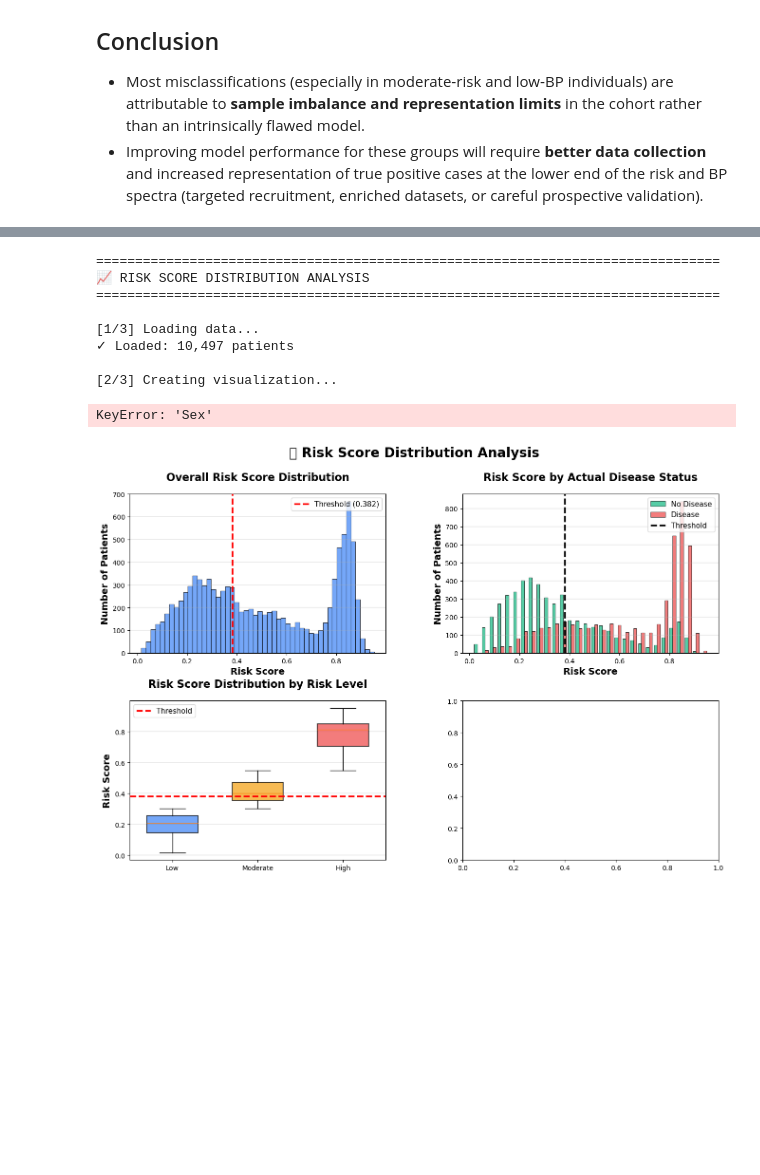
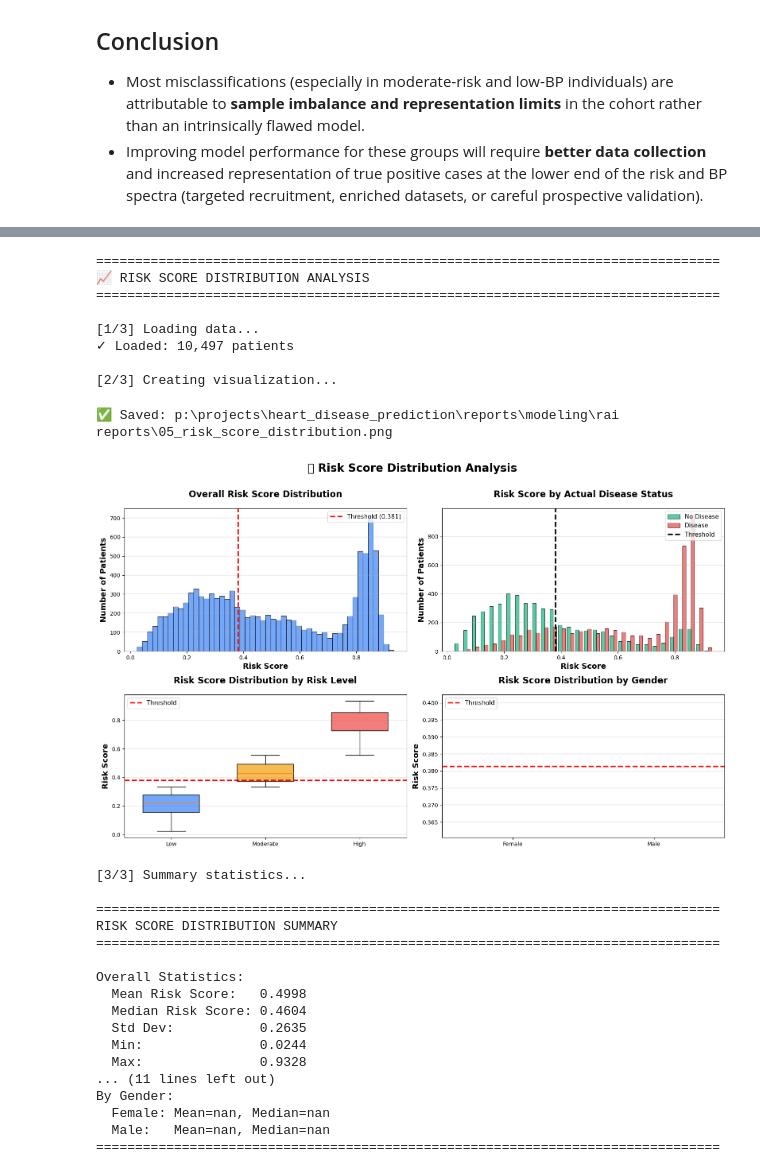
Before and after one commit to Ychandrasekharrao/heart-disease, a Jupyter notebook: src/notebooks/rai_dashboard.ipynb, the cells around one changed output, grey strips where cells are left out. Saved outputs shown, nothing was run; the diff lists cells and outputs as text; code cells hidden in the pictures; blank space fills up the shorter version.

```diff
--- a/src/notebooks/rai_dashboard.ipynb
+++ b/src/notebooks/rai_dashboard.ipynb
@@ -128,13 +194,6 @@ memory usage: 780.8 KB
 RAI ANALYSIS #1: GENDER FAIRNESS
 Analyzes model fairness between Female and Male patients
 """
-
-import numpy as np
-import pandas as pd
-import matplotlib.pyplot as plt
-from pathlib import Path
-from sklearn.metrics import confusion_matrix
-
 # ============================================================================
 # SETUP
 # ============================================================================
@@ -159,11 +218,7 @@ print("="*80)
 print("\n[1/3] Loading data...")
 
 # Load updated risk profiles (includes all features: Sex, BP, Age, etc.)
-df_test = pd.read_csv(METRICS_DIR / 'df_risk_profiles_updated.csv')
-
-# Map Sex encoding (0=Female, 1=Male) if numeric
-if df_test['Sex'].dtype in ['int8', 'int64', 'int32']:
-    df_test['Sex'] = df_test['Sex'].map({0: 'Female', 1: 'Male'})
+df_test = pd.read_csv(METRICS_DIR / 'risk_profiles_all.csv')
 
 print(f"✓ Loaded: {len(df_test):,} patients")
 print(f"✓ Gender distribution:")
@@ -1376,12 +1149,6 @@ Creating visualization...
 RAI ANALYSIS #5: RISK SCORE DISTRIBUTION ANALYSIS (FIXED)
 Distribution of risk scores across different patient groups
 """
-
-import numpy as np
-import pandas as pd
-import matplotlib.pyplot as plt
-from pathlib import Path
-
 # ============================================================================
 # SETUP
 # ============================================================================
@@ -1405,14 +1172,7 @@ print("="*80)
 # ============================================================================
 print("\n[1/3] Loading data...")
 
-df_risk_profiles = pd.read_csv(METRICS_DIR / 'df_risk_profiles_updated.csv')
-X_test_full = pd.read_parquet(DATA_DIR / 'X_test.parquet')
-
-# Merge demographics
-X_test_indexed = X_test_full.reset_index(drop=True)
-X_test_indexed['Patient_Index'] = X_test_indexed.index
-df_test = df_risk_profiles.merge(X_test_indexed[['Patient_Index', 'Sex', 'Age_Years']],
-                                   on='Patient_Index', how='left')
+df_test = pd.read_csv(METRICS_DIR / 'risk_profiles_all.csv')
 
 print(f"✓ Loaded: {len(df_test):,} patients")
 
@@ -1500,8 +1260,8 @@ ax.grid(alpha=0.3, axis='y', linewidth=1.2)
 # ============================================
 ax = axes[1, 1]
 
-female_risk = df_test[df_test['Sex'] == 'Female']['Risk_Score']
-male_risk = df_test[df_test['Sex'] == 'Male']['Risk_Score']
+female_risk = df_test[df_test['Sex'] == 0]['Risk_Score']
+male_risk = df_test[df_test['Sex'] == 1]['Risk_Score']
 
 bp_gender = ax.boxplot([female_risk, male_risk],
                         labels=['Female', 'Male'],
@@ -1545,35 +1305,52 @@ print(f"\nOverall Statistics:")
 print(f"  Mean Risk Score:   {df_test['Risk_Score'].mean():.4f}")
 print(f"  Median Risk Score: {df_test['Risk_Score'].median():.4f}")
 print(f"  Std Dev:           {df_test['Risk_Score'].std():.4f}")
 print(f"  Min:               {df_test['Risk_Score'].min():.4f}")
 print(f"  Max:               {df_test['Risk_Score'].max():.4f}")
 print(f"  Threshold:         {threshold:.4f}")
 
 print(f"\nBy Actual Disease Status:")
 print(f"  No Disease:  Mean={no_disease.mean():.4f}, Median={no_disease.median():.4f}")
 print(f"  Has Disease: Mean={has_disease.mean():.4f}, Median={has_disease.median():.4f}")
 
 print(f"\nBy Risk Level:")
 print(f"  Low:      Mean={low_risk.mean():.4f}, Median={low_risk.median():.4f}")
 print(f"  Moderate: Mean={mod_risk.mean():.4f}, Median={mod_risk.median():.4f}")
 print(f"  High:     Mean={high_risk.mean():.4f}, Median={high_risk.median():.4f}")
 
 print(f"\nBy Gender:")
 print(f"  Female: Mean={female_risk.mean():.4f}, Median={female_risk.median():.4f}")
 print(f"  Male:   Mean={male_risk.mean():.4f}, Median={male_risk.median():.4f}")
 
 print("="*80 + "\n")
 # %% [output]
 ================================================================================
 📈 RISK SCORE DISTRIBUTION ANALYSIS
 ================================================================================
 
 [1/3] Loading data...
 ✓ Loaded: 10,497 patients
 
 [2/3] Creating visualization...
-KeyError: 'Sex'
+✅ Saved: p:\projects\heart_disease_prediction\reports\modeling\rai reports\05_risk_score_distribution.png
-[figure, old version]
+[figure, new version]
+[3/3] Summary statistics...
+
+================================================================================
+RISK SCORE DISTRIBUTION SUMMARY
+================================================================================
+
+Overall Statistics:
+  Mean Risk Score:   0.4998
+  Median Risk Score: 0.4604
+  Std Dev:           0.2635
+  Min:               0.0244
+  Max:               0.9328
+... (11 lines left out)
+By Gender:
+  Female: Mean=nan, Median=nan
+  Male:   Mean=nan, Median=nan
+================================================================================
 # %%
 """
 RAI ANALYSIS #6: CALIBRATION ANALYSIS
```
Also changed, not shown: parts of 17 cells of this notebook, 1 other file.
